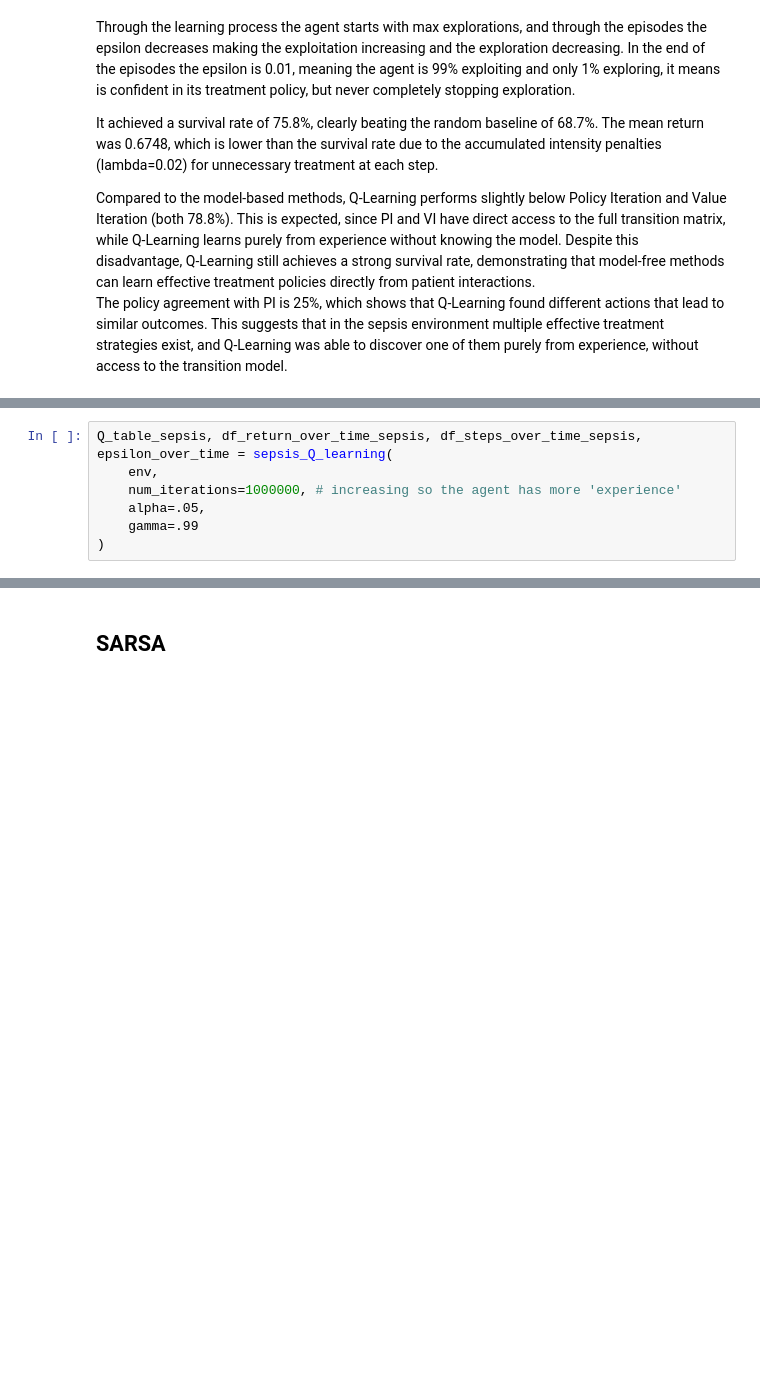
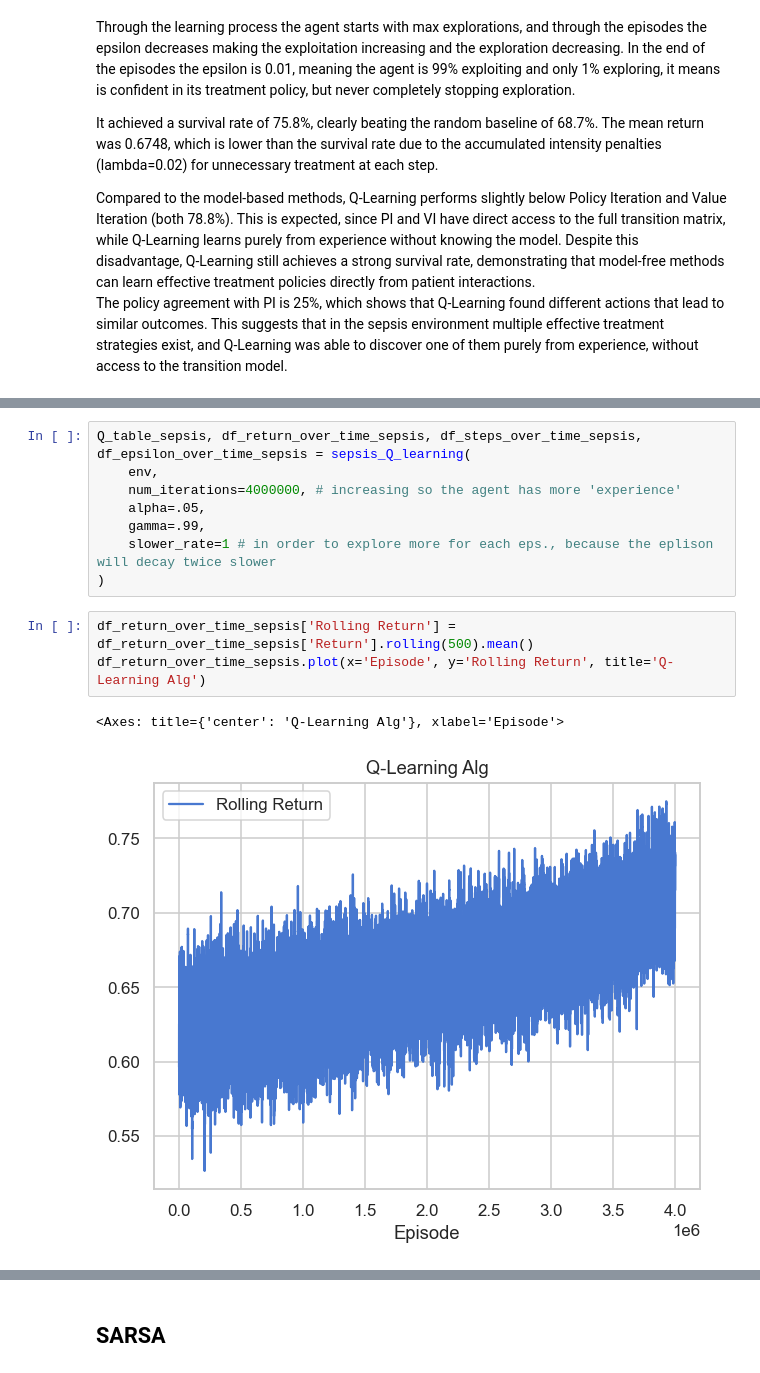
Before and after one commit to calcoafrancisca/RL_GroupAG, a Jupyter notebook: RL Project Code/sepsis_project - Students Version/rl_sepsis_project.ipynb, the cells around one changed output, grey strips where cells are left out. Cells and saved outputs as stored; diff of their text form; blank space fills up the shorter version.

```diff
--- a/RL Project Code/sepsis_project - Students Version/rl_sepsis_project.ipynb
+++ b/RL Project Code/sepsis_project - Students Version/rl_sepsis_project.ipynb
@@ -1031,7 +1086,14 @@ The policy agreement with PI is 25%, which shows that Q-Learning found different
 # %%
-Q_table_sepsis, df_return_over_time_sepsis, df_steps_over_time_sepsis, epsilon_over_time = sepsis_Q_learning(
+Q_table_sepsis, df_return_over_time_sepsis, df_steps_over_time_sepsis, df_epsilon_over_time_sepsis = sepsis_Q_learning(
     env,
-    num_iterations=1000000, # increasing so the agent has more 'experience'
+    num_iterations=4000000, # increasing so the agent has more 'experience'
     alpha=.05,
-    gamma=.99
+    gamma=.99,
+    slower_rate=1 # in order to explore more for each eps., because the eplison will decay twice slower
 )
+# %%
+df_return_over_time_sepsis['Rolling Return'] = df_return_over_time_sepsis['Return'].rolling(500).mean()
+df_return_over_time_sepsis.plot(x='Episode', y='Rolling Return', title='Q-Learning Alg')
+# %% [output]
+<Axes: title={'center': 'Q-Learning Alg'}, xlabel='Episode'>
+[figure, added]
```
Also changed, not shown: parts of 49 cells of this notebook.
